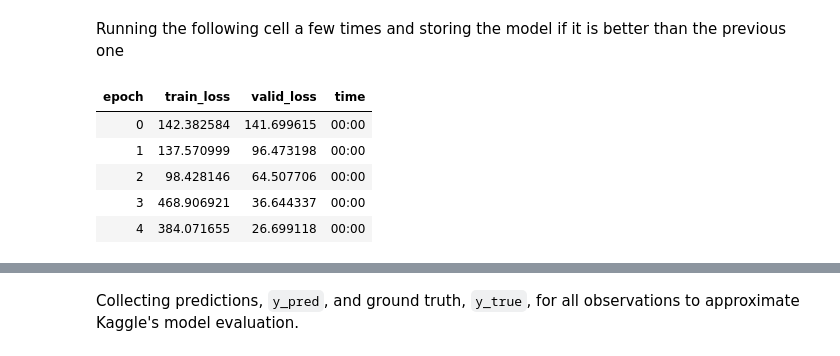
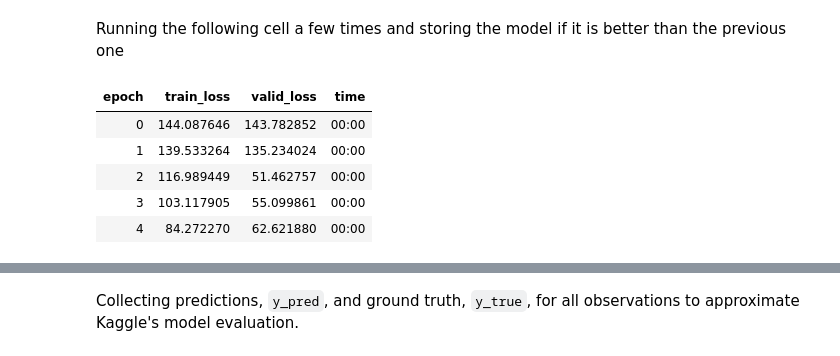
Before and after one commit to eschmidt42/kaggle_house_prices, a Jupyter notebook: notebooks/02_modelling.ipynb, the cells around one changed output, grey strips where cells are left out. Cells and saved outputs as stored; diff of their text form; code cells hidden in the pictures.

```diff
--- a/notebooks/02_modelling.ipynb
+++ b/notebooks/02_modelling.ipynb
@@ -28,3 +28,5 @@ df_s = pd.read_csv(clean_data_path, encoding="utf8")
+# %%
+df_s = pd.read_feather(clean_data_path_feather).set_index("index")
 # %%
 #hide
 display_all(df_s.head().T)
@@ -170,11 +306,11 @@ Wall time: 9.62 s
 Running the following cell a few times and storing the model if it is better than the previous one
 # %%
 %%time
-learn.fit_one_cycle(5, 1e-1)
+learn.fit_one_cycle(5, 5e-2)
 # %% [output]
 | epoch | train_loss | valid_loss | time |
-| 0 | 142.382584 | 141.699615 | 00:00 |
-| 1 | 137.570999 | 96.473198 | 00:00 |
-| 2 | 98.428146 | 64.507706 | 00:00 |
-| 3 | 468.906921 | 36.644337 | 00:00 |
-| 4 | 384.071655 | 26.699118 | 00:00 |
+| 0 | 144.087646 | 143.782852 | 00:00 |
+| 1 | 139.533264 | 135.234024 | 00:00 |
+| 2 | 116.989449 | 51.462757 | 00:00 |
+| 3 | 103.117905 | 55.099861 | 00:00 |
+| 4 | 84.272270 | 62.621880 | 00:00 |
```
Also changed, not shown: parts of 22 cells of this notebook.
